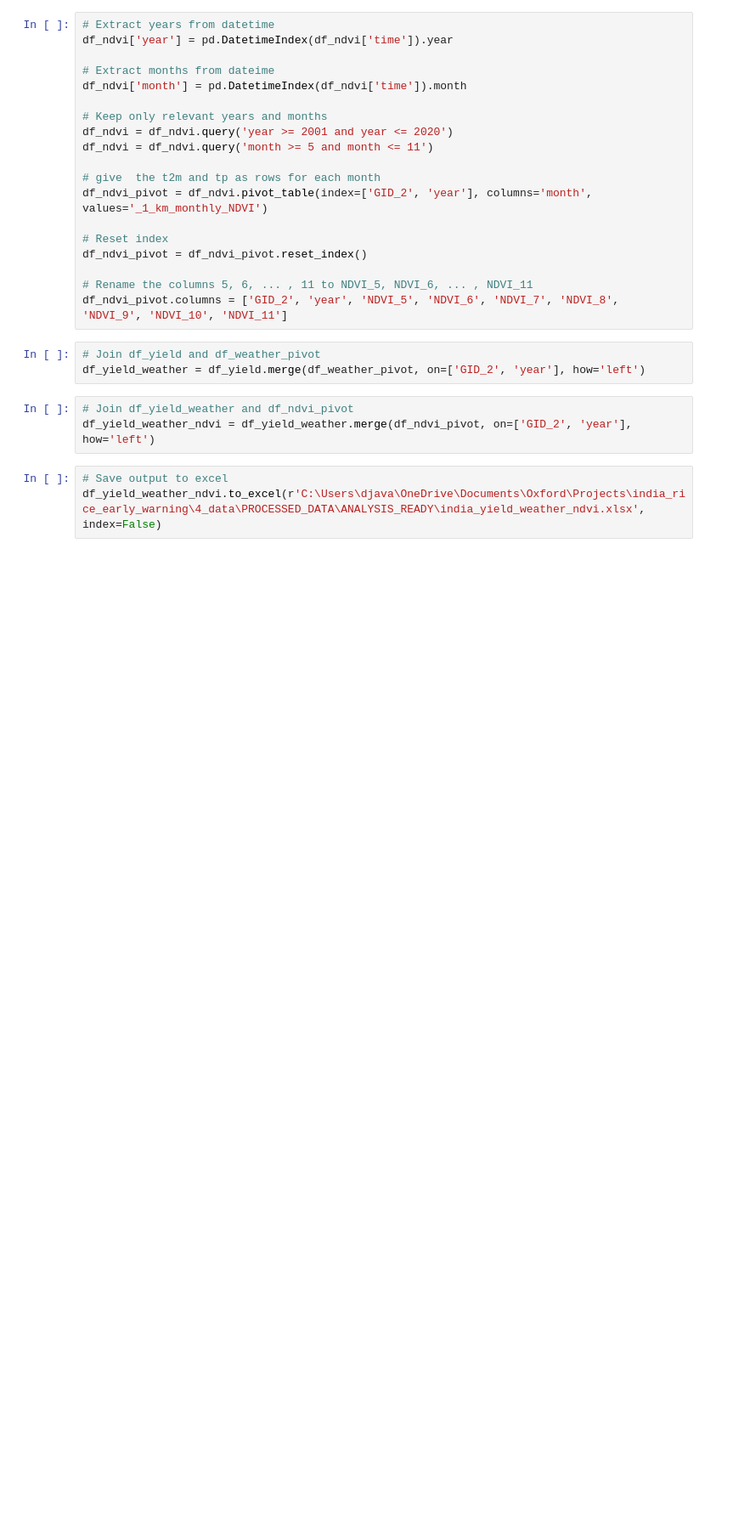
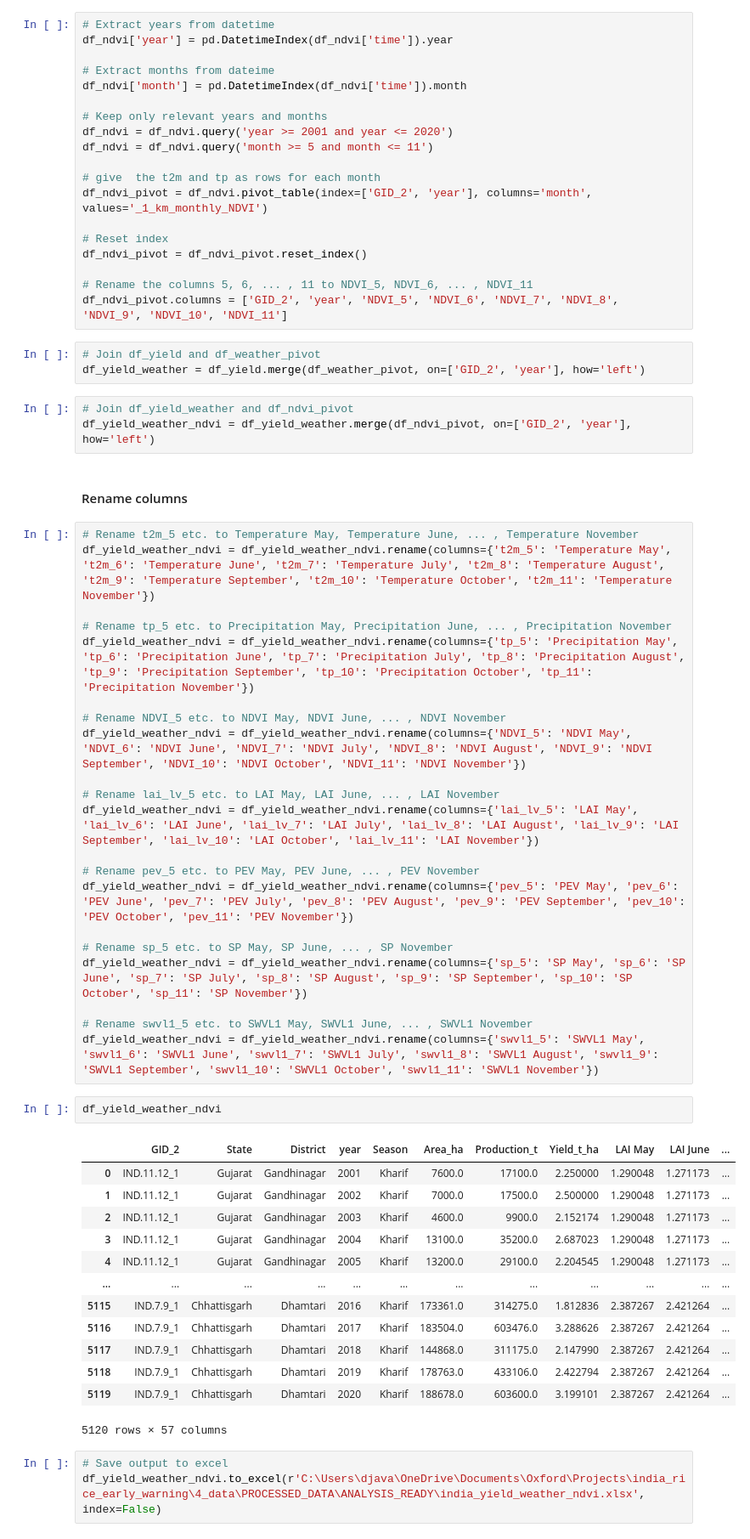
Before and after one commit to DPhilCode/india_rice_early_warning, a Jupyter notebook: 2_data_preprocessing/2E_feature_engineering.ipynb, the cells around one changed output. Shown: that part at 85% size. Saved outputs shown, nothing was run; the diff lists cells and outputs as text; blank space fills up the shorter version.

```diff
--- a/2_data_preprocessing/2E_feature_engineering.ipynb
+++ b/2_data_preprocessing/2E_feature_engineering.ipynb
@@ -104,6 +104,45 @@ df_yield_weather = df_yield.merge(df_weather_pivot, on=['GID_2', 'year'], how='l
 # %%
 # Join df_yield_weather and df_ndvi_pivot
 df_yield_weather_ndvi = df_yield_weather.merge(df_ndvi_pivot, on=['GID_2', 'year'], how='left')
+# %% [markdown]
+#### Rename columns
+# %%
+# Rename t2m_5 etc. to Temperature May, Temperature June, ... , Temperature November
+df_yield_weather_ndvi = df_yield_weather_ndvi.rename(columns={'t2m_5': 'Temperature May', 't2m_6': 'Temperature June', 't2m_7': 'Temperature July', 't2m_8': 'Temperature August', 't2m_9': 'Temperature September', 't2m_10': 'Temperature October', 't2m_11': 'Temperature November'})
+
+# Rename tp_5 etc. to Precipitation May, Precipitation June, ... , Precipitation November
+df_yield_weather_ndvi = df_yield_weather_ndvi.rename(columns={'tp_5': 'Precipitation May', 'tp_6': 'Precipitation June', 'tp_7': 'Precipitation July', 'tp_8': 'Precipitation August', 'tp_9': 'Precipitation September', 'tp_10': 'Precipitation October', 'tp_11': 'Precipitation November'})
+
+# Rename NDVI_5 etc. to NDVI May, NDVI June, ... , NDVI November
+df_yield_weather_ndvi = df_yield_weather_ndvi.rename(columns={'NDVI_5': 'NDVI May', 'NDVI_6': 'NDVI June', 'NDVI_7': 'NDVI July', 'NDVI_8': 'NDVI August', 'NDVI_9': 'NDVI September', 'NDVI_10': 'NDVI October', 'NDVI_11': 'NDVI November'})
+
+# Rename lai_lv_5 etc. to LAI May, LAI June, ... , LAI November
+df_yield_weather_ndvi = df_yield_weather_ndvi.rename(columns={'lai_lv_5': 'LAI May', 'lai_lv_6': 'LAI June', 'lai_lv_7': 'LAI July', 'lai_lv_8': 'LAI August', 'lai_lv_9': 'LAI September', 'lai_lv_10': 'LAI October', 'lai_lv_11': 'LAI November'})
+
+# Rename pev_5 etc. to PEV May, PEV June, ... , PEV November
+df_yield_weather_ndvi = df_yield_weather_ndvi.rename(columns={'pev_5': 'PEV May', 'pev_6': 'PEV June', 'pev_7': 'PEV July', 'pev_8': 'PEV August', 'pev_9': 'PEV September', 'pev_10': 'PEV October', 'pev_11': 'PEV November'})
+
+# Rename sp_5 etc. to SP May, SP June, ... , SP November
+df_yield_weather_ndvi = df_yield_weather_ndvi.rename(columns={'sp_5': 'SP May', 'sp_6': 'SP June', 'sp_7': 'SP July', 'sp_8': 'SP August', 'sp_9': 'SP September', 'sp_10': 'SP October', 'sp_11': 'SP November'})
+
+# Rename swvl1_5 etc. to SWVL1 May, SWVL1 June, ... , SWVL1 November
+df_yield_weather_ndvi = df_yield_weather_ndvi.rename(columns={'swvl1_5': 'SWVL1 May', 'swvl1_6': 'SWVL1 June', 'swvl1_7': 'SWVL1 July', 'swvl1_8': 'SWVL1 August', 'swvl1_9': 'SWVL1 September', 'swvl1_10': 'SWVL1 October', 'swvl1_11': 'SWVL1 November'})
+# %%
+df_yield_weather_ndvi
+# %% [output]
+|  | GID_2 | State | District | year | Season | Area_ha | Production_t | Yield_t_ha | LAI May | LAI June | ... |
+| 0 | IND.11.12_1 | Gujarat | Gandhinagar | 2001 | Kharif | 7600.0 | 17100.0 | 2.250000 | 1.290048 | 1.271173 | ... |
+| 1 | IND.11.12_1 | Gujarat | Gandhinagar | 2002 | Kharif | 7000.0 | 17500.0 | 2.500000 | 1.290048 | 1.271173 | ... |
+| 2 | IND.11.12_1 | Gujarat | Gandhinagar | 2003 | Kharif | 4600.0 | 9900.0 | 2.152174 | 1.290048 | 1.271173 | ... |
+| 3 | IND.11.12_1 | Gujarat | Gandhinagar | 2004 | Kharif | 13100.0 | 35200.0 | 2.687023 | 1.290048 | 1.271173 | ... |
+| 4 | IND.11.12_1 | Gujarat | Gandhinagar | 2005 | Kharif | 13200.0 | 29100.0 | 2.204545 | 1.290048 | 1.271173 | ... |
+| ... | ... | ... | ... | ... | ... | ... | ... | ... | ... | ... | ... |
+| 5115 | IND.7.9_1 | Chhattisgarh | Dhamtari | 2016 | Kharif | 173361.0 | 314275.0 | 1.812836 | 2.387267 | 2.421264 | ... |
+| 5116 | IND.7.9_1 | Chhattisgarh | Dhamtari | 2017 | Kharif | 183504.0 | 603476.0 | 3.288626 | 2.387267 | 2.421264 | ... |
+| 5117 | IND.7.9_1 | Chhattisgarh | Dhamtari | 2018 | Kharif | 144868.0 | 311175.0 | 2.147990 | 2.387267 | 2.421264 | ... |
+| 5118 | IND.7.9_1 | Chhattisgarh | Dhamtari | 2019 | Kharif | 178763.0 | 433106.0 | 2.422794 | 2.387267 | 2.421264 | ... |
+| 5119 | IND.7.9_1 | Chhattisgarh | Dhamtari | 2020 | Kharif | 188678.0 | 603600.0 | 3.199101 | 2.387267 | 2.421264 | ... |
+5120 rows × 57 columns
 # %%
 # Save output to excel
 df_yield_weather_ndvi.to_excel(r'C:\Users\djava\OneDrive\Documents\Oxford\Projects\india_rice_early_warning\4_data\PROCESSED_DATA\ANALYSIS_READY\india_yield_weather_ndvi.xlsx', index=False)
```
Also changed, not shown: parts of 2 cells of this notebook.
